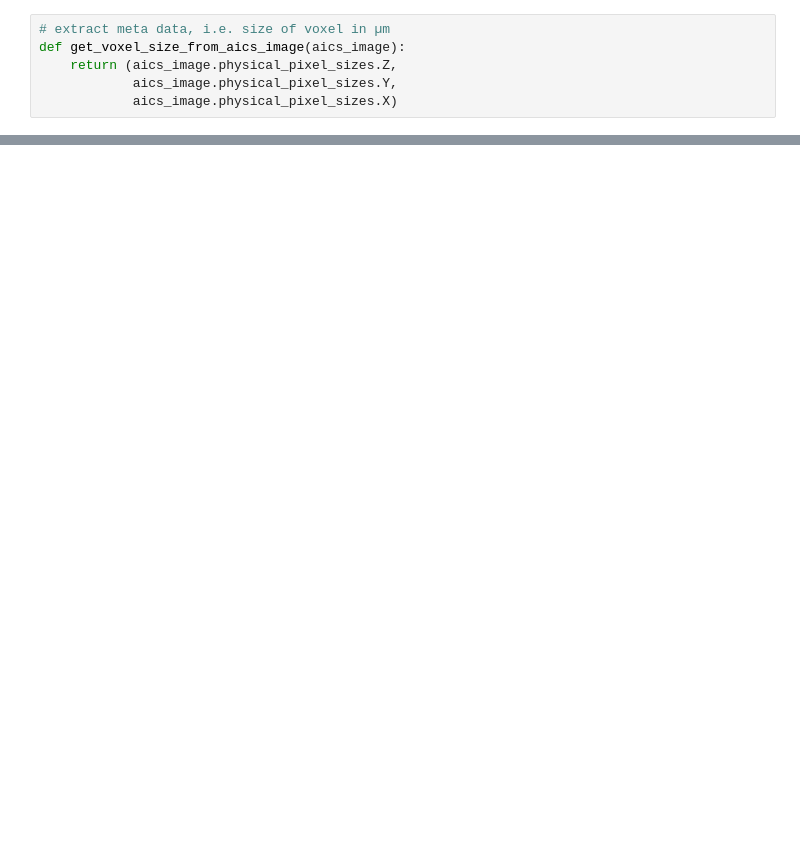
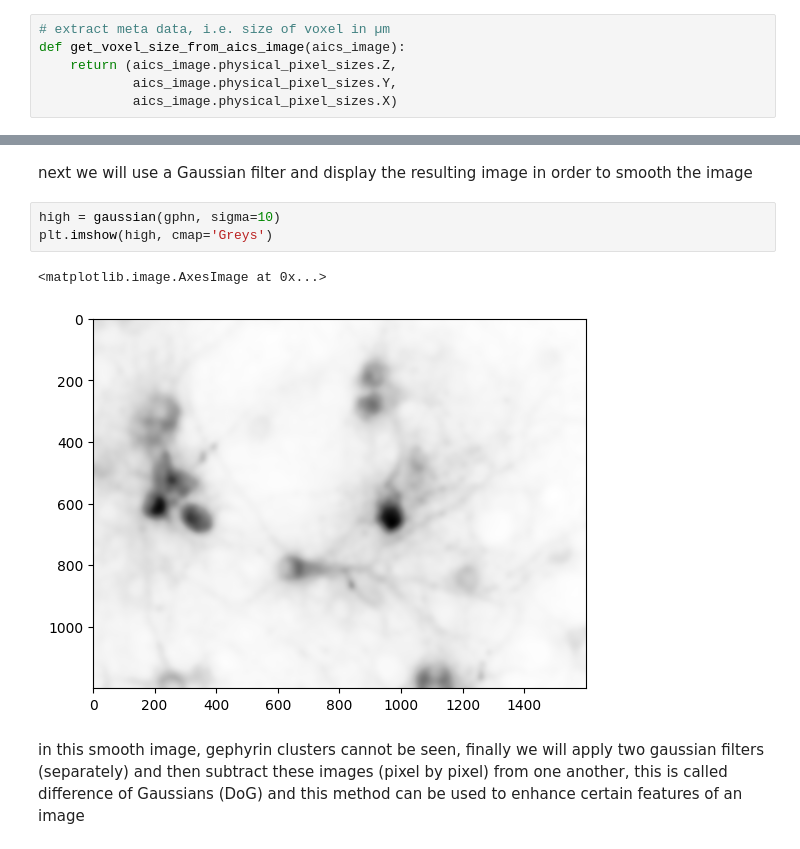
Before and after one commit to FilLieb/NBCimageAnalysis, a Jupyter notebook: learning/image_manipulation_tif.ipynb, the cells around one changed output, grey strips where cells are left out. Drawn from its saved outputs; the diff is of its cells as text; blank space fills up the shorter version.

```diff
--- a/learning/image_manipulation_tif.ipynb
+++ b/learning/image_manipulation_tif.ipynb
@@ -60,3 +104,13 @@ length in y: 211.43 µm
+# %% [markdown]
+next we will use a Gaussian filter and display the resulting image in order to smooth the image
+# %%
+high = gaussian(gphn, sigma=10)
+plt.imshow(high, cmap='Greys')
+# %% [output]
+<matplotlib.image.AxesImage at 0x...>
+[figure, added]
+# %% [markdown]
+in this smooth image, gephyrin clusters cannot be seen, finally we will apply two gaussian filters (separately) and then subtract these images (pixel by pixel) from one another, this is called difference of Gaussians (DoG) and this method can be used to enhance certain features of an image
 # %%
 # Process Gphn channel (Difference of Gaussian)
 low = gaussian(gphn, sigma=2)
```
Also changed, not shown: parts of 17 cells of this notebook, 1 other file.
